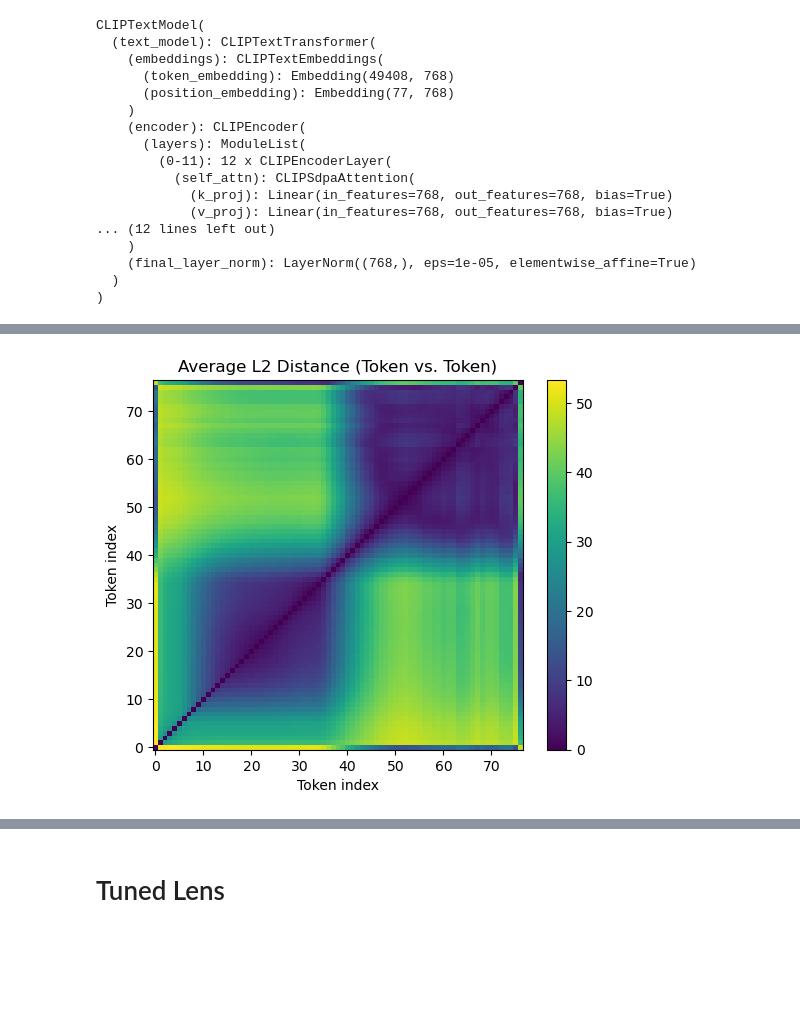
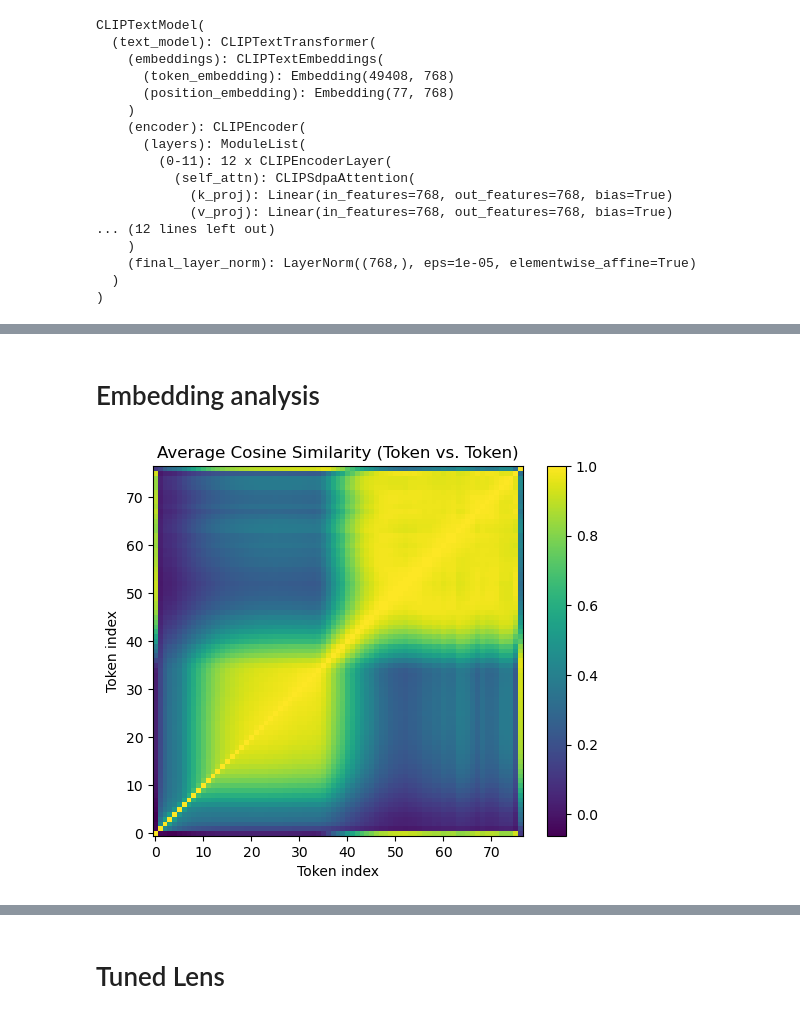
Before and after one commit to tweks/sae-sd, a Jupyter notebook: notebooks/clip_embs.ipynb, the cells around one changed output, grey strips where cells are left out. Drawn from its saved outputs; the diff is of its cells as text; code cells hidden in the pictures; blank space fills up the shorter version.

```diff
--- a/notebooks/clip_embs.ipynb
+++ b/notebooks/clip_embs.ipynb
@@ -137,11 +145,9 @@ embeddings = torch.cat(embs, dim=0)
-# %%
-# Move to CPU for plotting
-cos_sim_matrix = cos_sim_matrix.cpu().numpy()
-l2_matrix = l2_matrix.cpu().numpy()
 # %%
-plt.imshow(cos_sim_matrix, origin='lower')
-plt.colorbar()
-plt.title('Average Cosine Similarity (Token vs. Token)')
-plt.xlabel('Token index')
-plt.ylabel('Token index')
-plt.show()
+def plot_cos_sim(cos_sim_matrix):
+    matrix = cos_sim_matrix.cpu().numpy()
+    plt.imshow(matrix, origin='lower')
+    plt.colorbar()
+    plt.title('Average Cosine Similarity (Token vs. Token)')
+    plt.xlabel('Token index')
+    plt.ylabel('Token index')
+    plt.show()
@@ -150,10 +154,19 @@ plt.show()
 # %%
-# L2 distance heatmap
-plt.imshow(l2_matrix, origin='lower')
-plt.colorbar()
-plt.title('Average L2 Distance (Token vs. Token)')
-plt.xlabel('Token index')
-plt.ylabel('Token index')
-plt.show()
+def plot_l2(l2_matrix):
+    matrix = l2_matrix.cpu().numpy()
+    plt.imshow(matrix, origin='lower')
+    plt.colorbar()
+    plt.title('Average L2 Distance (Token vs. Token)')
+    plt.xlabel('Token index')
+    plt.ylabel('Token index')
+    plt.show()
-# %% [output]
-[figure, removed]
+# %% [markdown]
+# Embedding analysis
+# %%
+dataset_embs = compute_embeddings(dataset)
+# %%
+cos_sim_matrix, l2_matrix = compute_metrics(dataset_embs)
+# %%
+plot_cos_sim(cos_sim_matrix)
+# %% [output]
+[figure, added]
```
Also changed, not shown: parts of 19 cells of this notebook.
